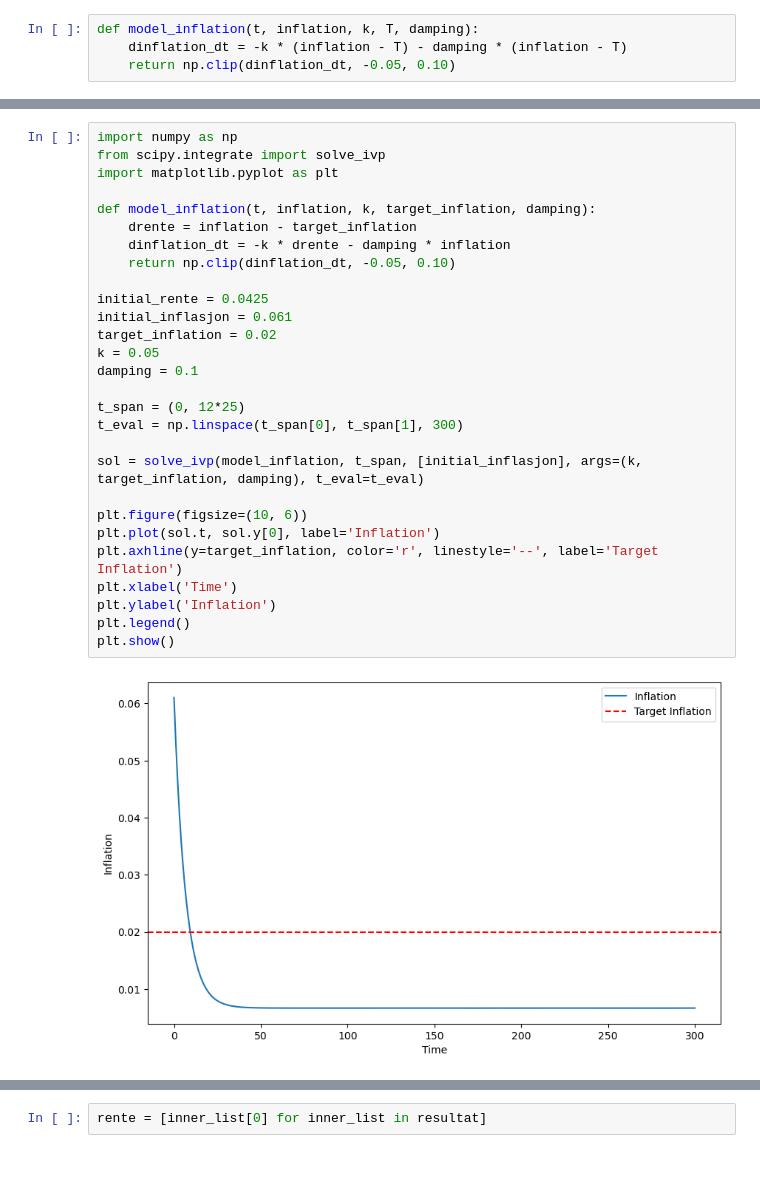
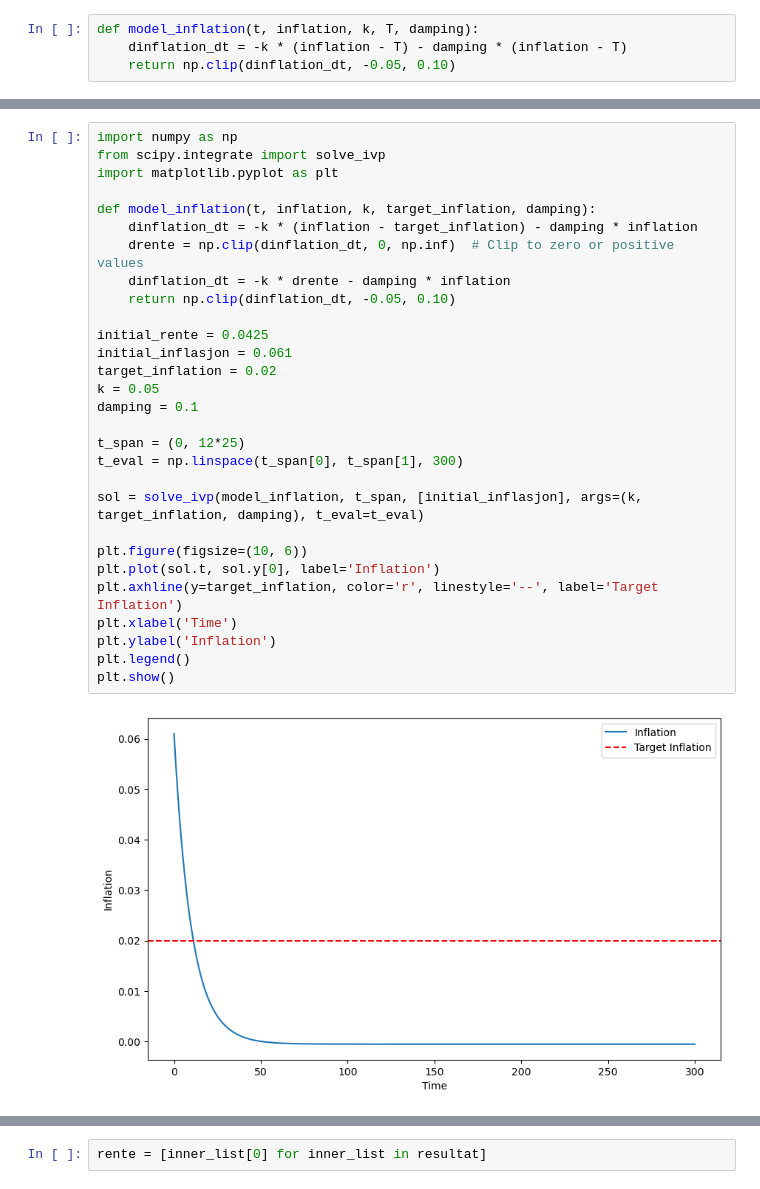
Before and after one commit to 591118/ProsjektADAH2023, a Jupyter notebook: rente.ipynb, the cells around one changed output, grey strips where cells are left out. Drawn from its saved outputs; the diff is of its cells as text.

```diff
--- a/rente.ipynb
+++ b/rente.ipynb
@@ -115,33 +115,34 @@ plt.show()
 # %%
 import numpy as np
 from scipy.integrate import solve_ivp
 import matplotlib.pyplot as plt
 
 def model_inflation(t, inflation, k, target_inflation, damping):
-    drente = inflation - target_inflation
+    dinflation_dt = -k * (inflation - target_inflation) - damping * inflation
+    drente = np.clip(dinflation_dt, 0, np.inf)  # Clip to zero or positive values
     dinflation_dt = -k * drente - damping * inflation
     return np.clip(dinflation_dt, -0.05, 0.10)
 
 initial_rente = 0.0425
 initial_inflasjon = 0.061
 target_inflation = 0.02
 k = 0.05
 damping = 0.1
 
 t_span = (0, 12*25)
 t_eval = np.linspace(t_span[0], t_span[1], 300)
 
 sol = solve_ivp(model_inflation, t_span, [initial_inflasjon], args=(k, target_inflation, damping), t_eval=t_eval)
 
 plt.figure(figsize=(10, 6))
 plt.plot(sol.t, sol.y[0], label='Inflation')
 plt.axhline(y=target_inflation, color='r', linestyle='--', label='Target Inflation')
 plt.xlabel('Time')
 plt.ylabel('Inflation')
 plt.legend()
 plt.show()
 # %% [output]
-[figure, old version]
+[figure, new version]
 # %%
 import numpy as np
 from scipy.integrate import solve_ivp
```
Also changed, not shown: parts of 2 cells of this notebook, 3 other files.
